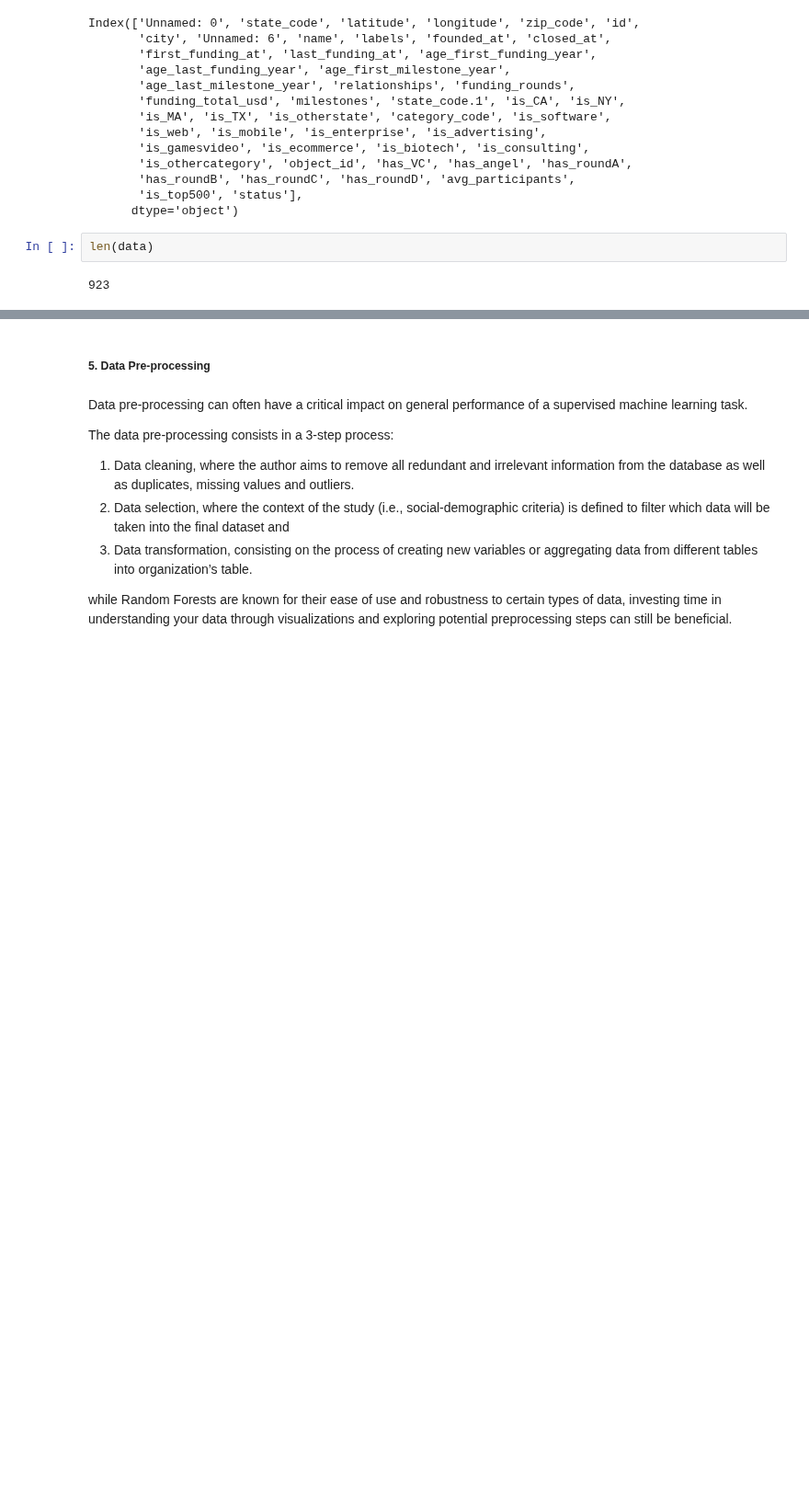
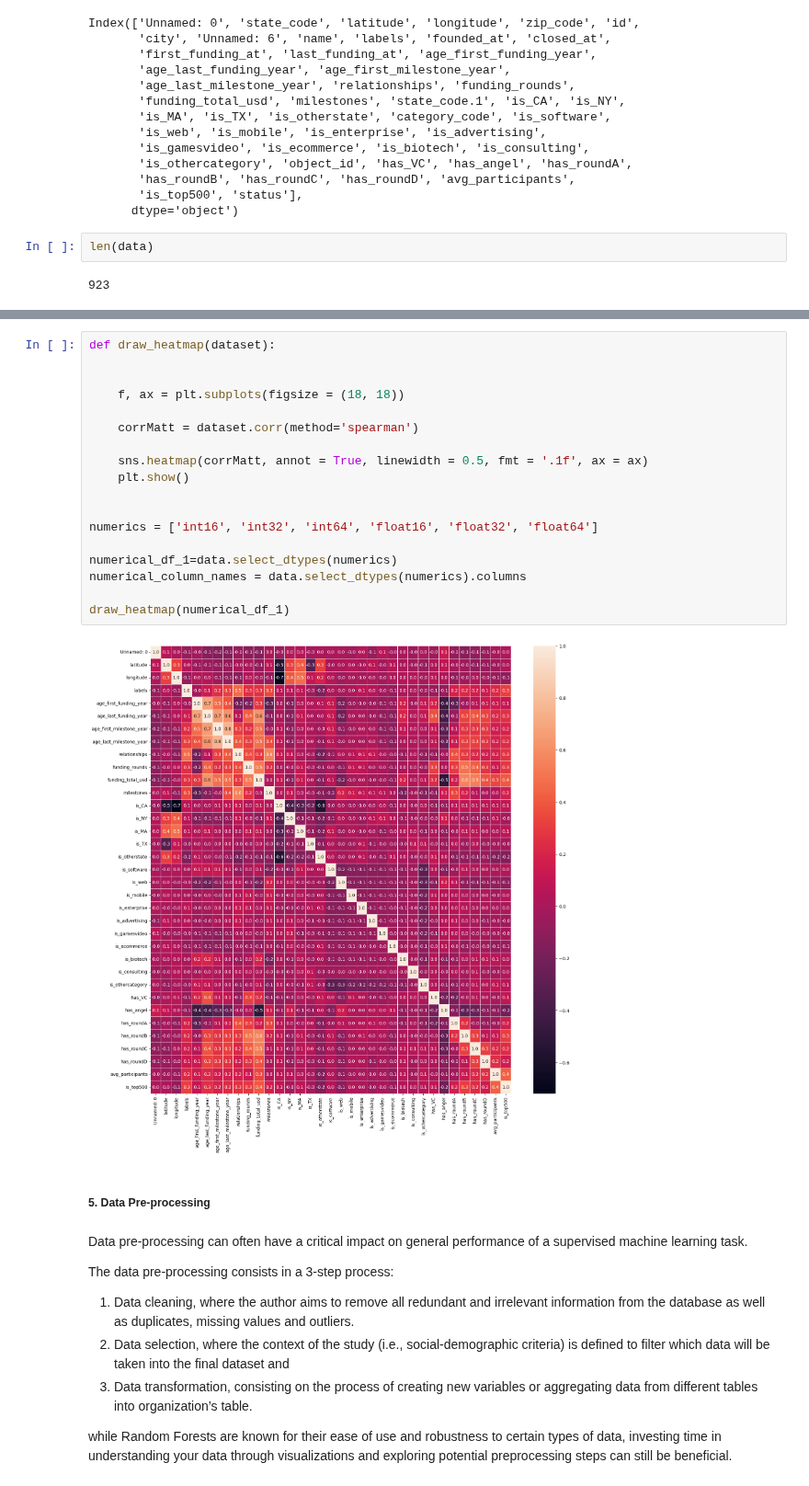
Before and after one commit to GabrielaArzateR/Predicting_startup_succes-, a Jupyter notebook: notebook/experimentation.ipynb, the cells around one changed output, grey strips where cells are left out. Shown at 92% size. Drawn from its saved outputs; the diff is of its cells as text; blank space fills up the shorter version.

Commit message:
adding heatmap

```diff
--- a/notebook/experimentation.ipynb
+++ b/notebook/experimentation.ipynb
@@ -138,3 +146,23 @@ len(data)
+# %%
+def draw_heatmap(dataset):
+
+
+    f, ax = plt.subplots(figsize = (18, 18))
+
+    corrMatt = dataset.corr(method='spearman')
+
+    sns.heatmap(corrMatt, annot = True, linewidth = 0.5, fmt = '.1f', ax = ax)
+    plt.show()
+
+
+numerics = ['int16', 'int32', 'int64', 'float16', 'float32', 'float64']
+
+numerical_df_1=data.select_dtypes(numerics)
+numerical_column_names = data.select_dtypes(numerics).columns
+
+draw_heatmap(numerical_df_1)
+# %% [output]
+[figure, added]
 # %% [markdown]
 ##### 5. Data Pre-processing
 # %% [markdown]
```
Also changed, not shown: parts of 6 cells of this notebook.
